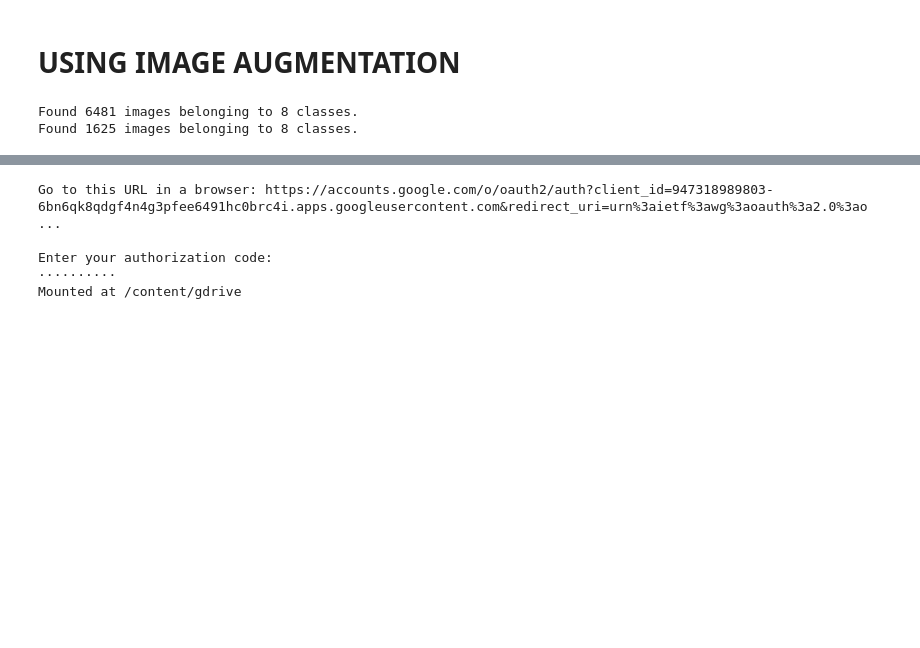
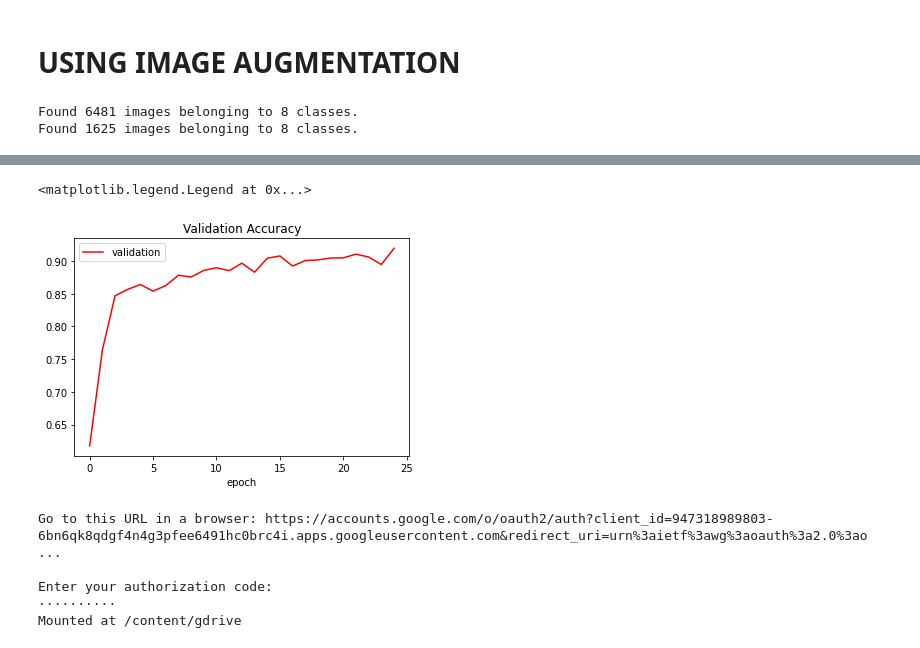
Before and after one commit to syedayazsa/Military-Waste-Segregation-System, a Jupyter notebook: VGG19_transfer_learning.ipynb, the cells around one changed output, grey strips where cells are left out. Saved outputs shown, nothing was run; the diff lists cells and outputs as text; code cells hidden in the pictures; blank space fills up the shorter version.

```diff
--- a/VGG19_transfer_learning.ipynb
+++ b/VGG19_transfer_learning.ipynb
@@ -180,3 +196,11 @@ plt.legend(['training', 'validation'])
+# %%
+plt.plot(history_vgg.history['val_accuracy'], color = 'r')
+plt.title('Validation Accuracy')
+plt.xlabel('epoch')
+plt.legend(['validation'])
+# %% [output]
+<matplotlib.legend.Legend at 0x...>
+[figure, added]
 # %%
 from google.colab import drive
 drive.mount('/content/gdrive')
```
Also changed, not shown: parts of 10 cells of this notebook.
